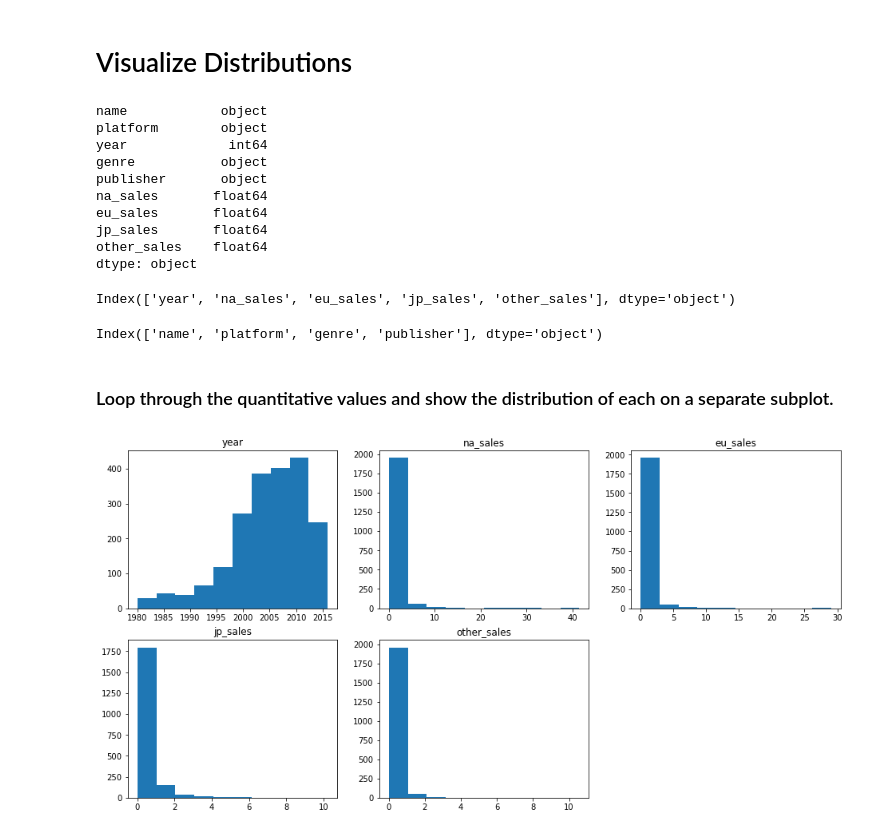
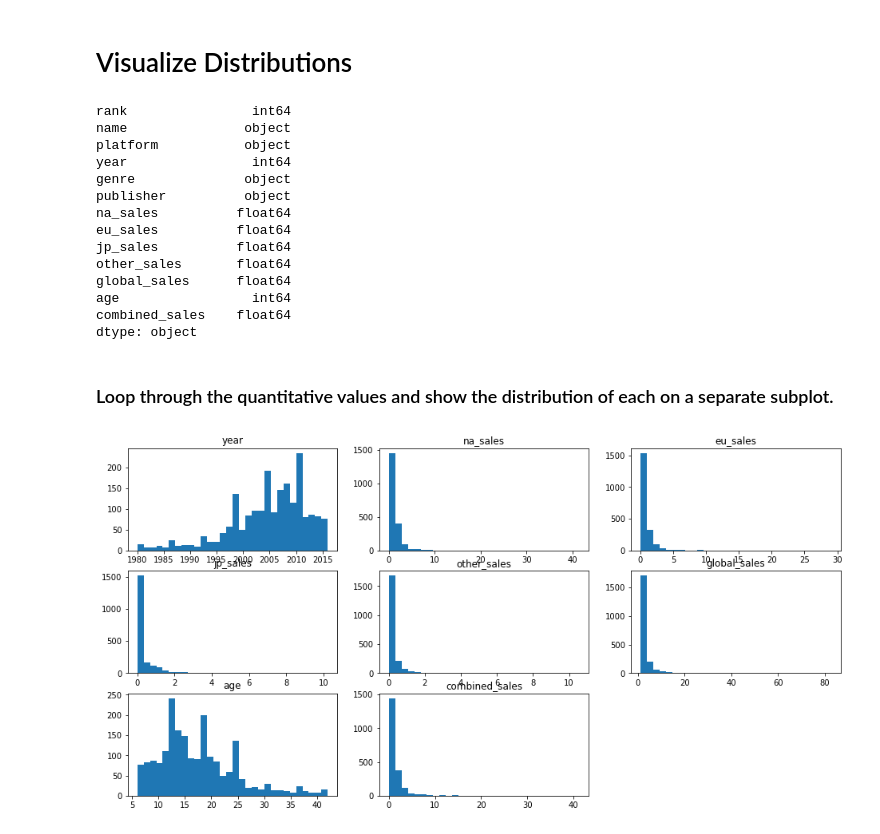
Before and after one commit to brentschriver/press_start, a Jupyter notebook: press-start-workflow.ipynb, the cells around one changed output. Cells and saved outputs as stored; diff of their text form; code cells hidden in the pictures.

```diff
--- a/press-start-workflow.ipynb
+++ b/press-start-workflow.ipynb
@@ -63,6 +66,12 @@ def acquire_and_prep():
     return games
 # %%
 games = acquire_and_prep()
+# %%
+# Create a column that gives the age of the game as opposed to the year it was released.
+games['age'] = 2022 - games.year
+# %%
+# Create a column that combines all sales outside of North America
+games['combined_sales'] = games.eu_sales + games.jp_sales + games.other_sales
 # %%
 games
 # %% [output]
@@ -82,3 +90,0 @@ games
-# %%
-# Drop the 'global_sales' and 'rank' columns to prevent possible data leakage.
-games.drop(columns=['global_sales', 'rank'], inplace=True)
@@ -104,38 +93,30 @@ games
 # %%
 games.dtypes
 # %% [output]
-name            object
-platform        object
-year             int64
-genre           object
-publisher       object
-na_sales       float64
-eu_sales       float64
-jp_sales       float64
-other_sales    float64
+rank                int64
+name               object
+platform           object
+year                int64
+genre              object
+publisher          object
+na_sales          float64
+eu_sales          float64
+jp_sales          float64
+other_sales       float64
+global_sales      float64
+age                 int64
+combined_sales    float64
 dtype: object
-# %%
-# Create two separate dataframes. One for quantitative values and the other for qualitative values.
-quantitative_values = games.select_dtypes(exclude='object').columns
-qualitative_values = games.select_dtypes(include='object').columns
-# %%
-quantitative_values
-# %% [output]
-Index(['year', 'na_sales', 'eu_sales', 'jp_sales', 'other_sales'], dtype='object')
-# %%
-qualitative_values
-# %% [output]
-Index(['name', 'platform', 'genre', 'publisher'], dtype='object')
 # %% [markdown]
 ### Loop through the quantitative values and show the distribution of each on a separate subplot.
 # %%
 plt.figure(figsize=(16,8))
 
-for i, col in enumerate(quantitative_values):
+for i, col in enumerate(quantitative_values[1:]):
     plot_number = i + 1
-    plt.subplot(2,3,plot_number)
+    plt.subplot(3,3,plot_number)
     plt.title(col)
-    games[col].hist()
+    games[col].hist(bins = 30)
     plt.grid(False)
 # %% [output]
-[figure, old version]
+[figure, new version]
```
Also changed, not shown: parts of 27 cells of this notebook.
